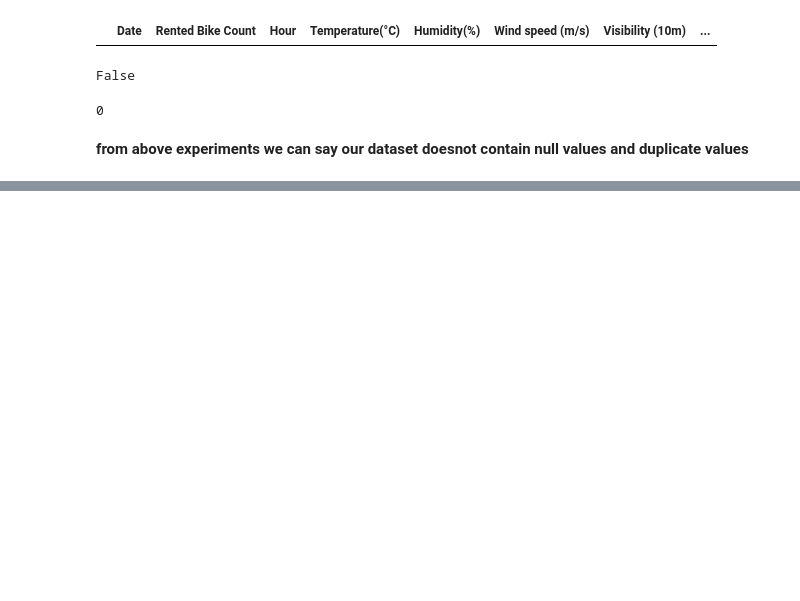
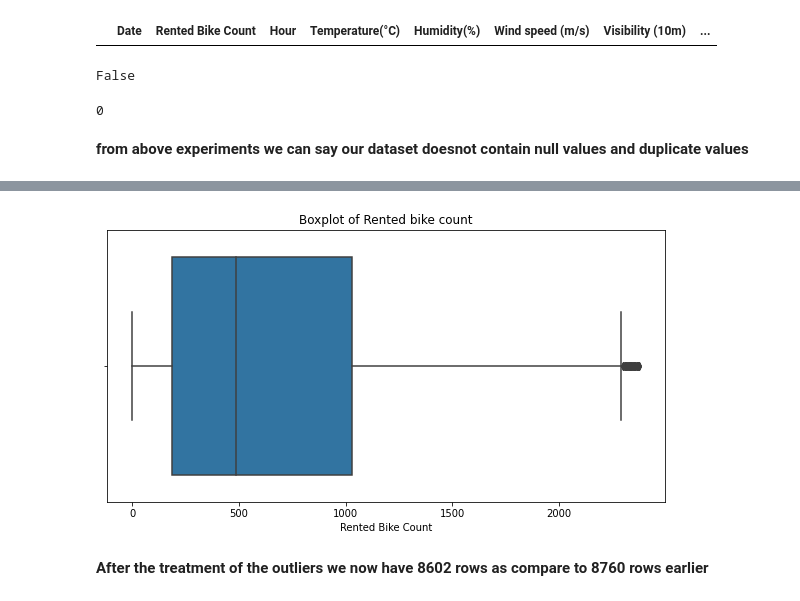
Before and after one commit to avanish04/Bike-Sharing-Demand-Prediction---Capstone-Project, a Jupyter notebook: Bike_Sharing_Demand_Prediction_Capstone_Project.ipynb, the cells around one changed output, grey strips where cells are left out. Saved outputs shown, nothing was run; the diff lists cells and outputs as text; code cells hidden in the pictures; blank space fills up the shorter version.

```diff
--- a/Bike_Sharing_Demand_Prediction_Capstone_Project.ipynb
+++ b/Bike_Sharing_Demand_Prediction_Capstone_Project.ipynb
@@ -146,0 +222,8 @@ and duplicate values**
+# %%
+plt.rcParams['figure.figsize'] = (10, 5)
+plt.title('Boxplot of Rented bike count')
+ax=sns.boxplot(new_data['Rented Bike Count']);
+# %% [output]
+[figure, added]
+# %% [markdown]
+**After the treatment of the outliers we now have 8602 rows as compare to 8760 rows earlier**
```
Also changed, not shown: parts of 30 cells of this notebook.
